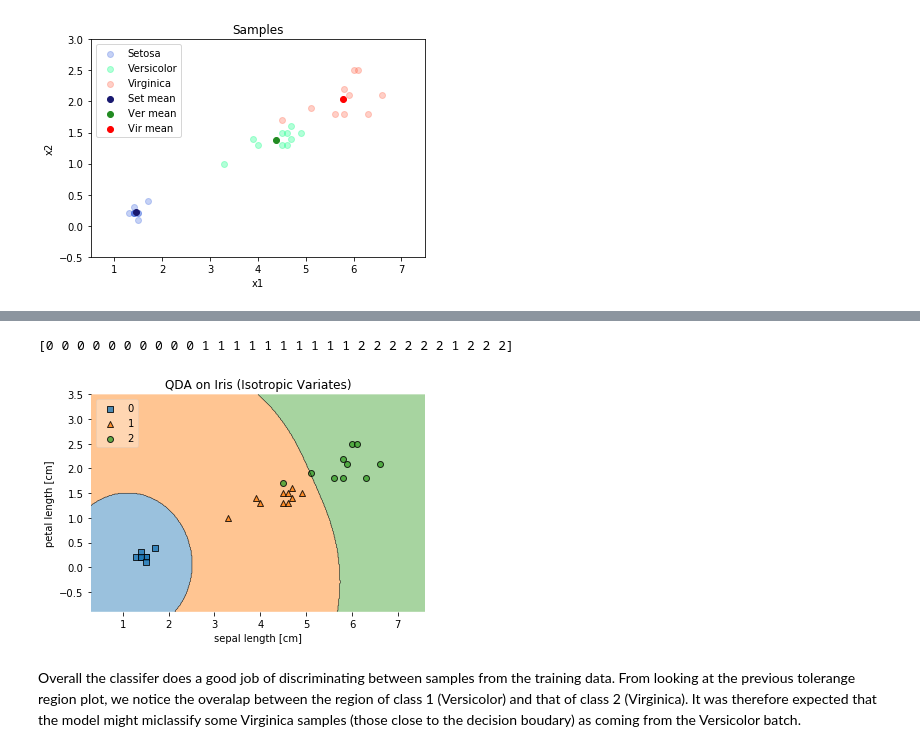
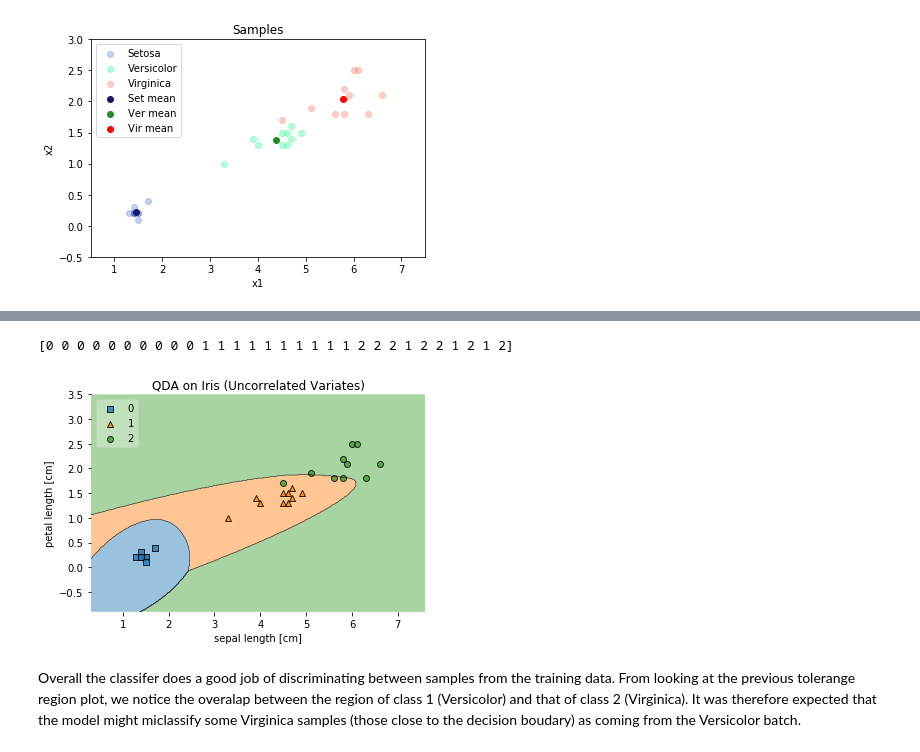
Before and after one commit to PascalPolygon/pattern_recognition, a Jupyter notebook: MP1/MP1.ipynb, the cells around one changed output, grey strips where cells are left out. Drawn from its saved outputs; the diff is of its cells as text; code cells hidden in the pictures.

```diff
--- a/MP1/MP1.ipynb
+++ b/MP1/MP1.ipynb
@@ -130,35 +104,43 @@ plt.show()
 # %%
 class LQDA:
-    p = [10, 10, 10]
-    L = 3
-    def predict(x):
+    # _p = [10, 10, 10]
+    # L = 3
+       # init method or constructor
+    def __init__(self, C, u):
+        self.C = C
+        self.u = u
+
+    def predict(self, x):
+        p = [10, 10, 10]
+        L = 3
         N = x.shape[0]
         y_hat = np.empty([N], dtype=int)
         for n in range(N):
             l_hat = np.empty([L], dtype=float)
             for k in range(0,L):
-                # print(x[n])
-                pred =-1/2*ln(det(C[k]))-1/2*mahalanobis_dist(x[n], u[k], C[k])+ln(p[k])
+                pred =-1/2*ln(det(self.C[k]))-1/2*mahalanobis_dist(x[n], self.u[k], self.C[k])+ln(p[k])
                 l_hat[k] = pred
             y_hat[n] = np.argmax(l_hat)
 
         return y_hat
+
+    def evaluate(self, x, y):
+        miss = 0
+        y_hat = self.predict(x)
+        N = y_hat.shape[0]
+        for n in range(N):
+            if (y_hat[n] != y[n]):
+                miss += 1
+        return miss/N
-# %%
-p = [10, 10, 10] #Prior num of samples for each class
-L = 3
-# for i in range(0,30):
-#     l_hat = LQDA.predict(trn[i])
-print(LQDA.predict(trn))
-# %% [output]
-[0 0 0 0 0 0 0 0 0 0 1 1 1 1 1 1 1 1 1 1 2 2 2 2 2 2 1 2 2 2]
+# %%
+QDA = LQDA(C, u)
+print(QDA.predict(trn))
+# %% [output]
+[0 0 0 0 0 0 0 0 0 0 1 1 1 1 1 1 1 1 1 1 2 2 2 1 2 2 1 2 1 2]
 # %%
 y = np.concatenate((np.full((10), 0), np.full((10), 1), np.full((10), 2))) #Generates true labels (quick hack ;))
-plot_decision_regions(trn, y, clf=LQDA, legend=2)
-plt.xlabel('sepal length [cm]')
-plt.ylabel('petal length [cm]')
-plt.title('QDA on Iris (Uncorrelated Variates)')
-plt.show()
+plot_dec_reg(trn, y, QDA, 'QDA on Iris (Uncorrelated Variates)')
 # %% [output]
-[figure, old version]
+[figure, new version]
 # %% [markdown]
 Overall the classifer does a good job of discriminating between samples from the training data. From looking at the previous tolerange region plot, we notice the overalap between the region of class 1 (Versicolor) and that of class 2 (Virginica). It was therefore expected that the model might miclassify some Virginica samples (those close to the decision boudary) as coming from the Versicolor batch.
```
Also changed, not shown: parts of 15 cells of this notebook, 6 other files.
